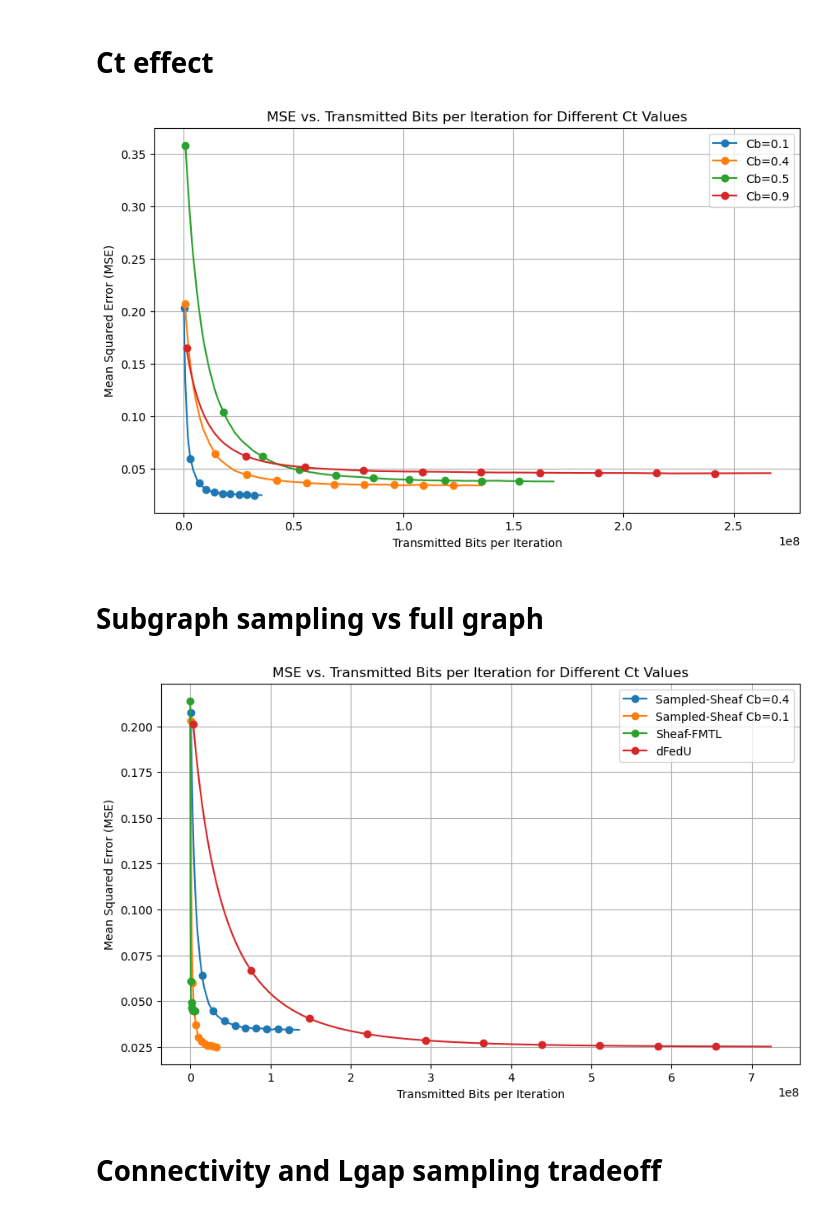
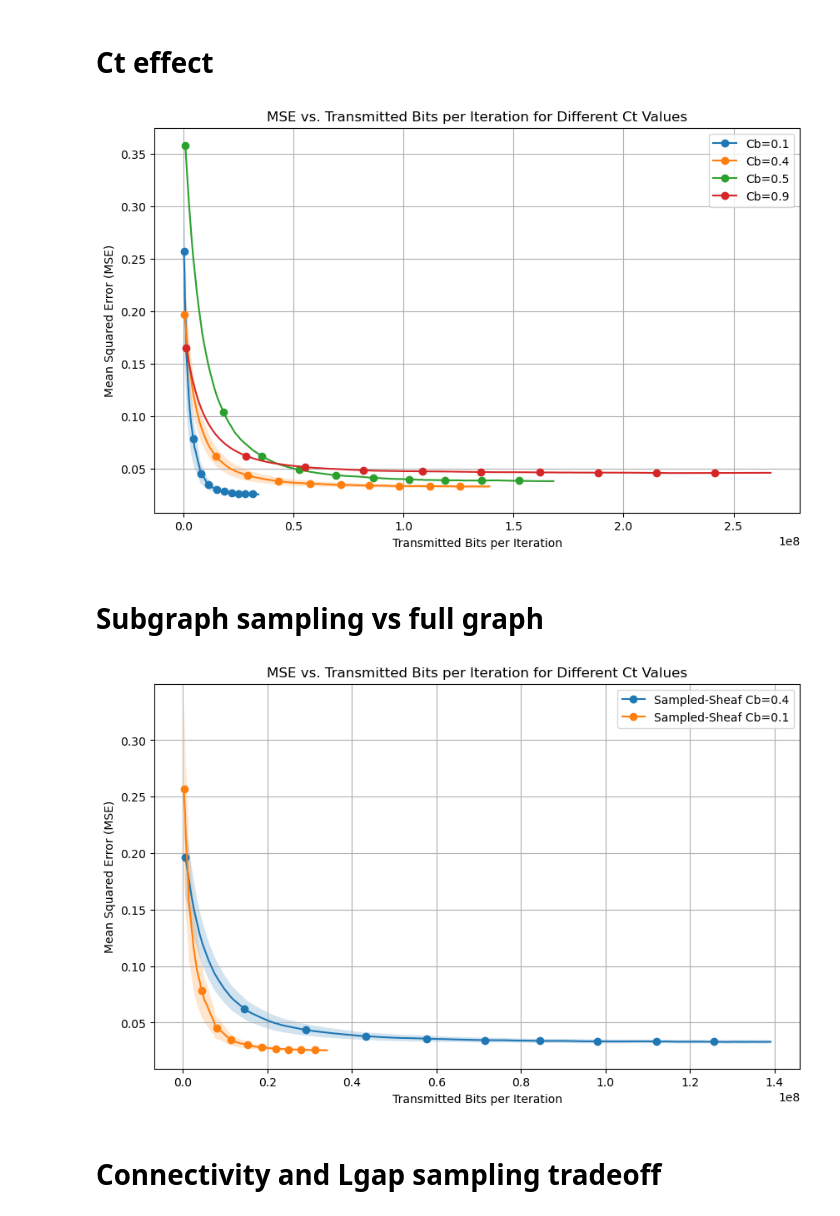
Before and after one commit to abdulmomen-ghalkha/WirelessSheaves, a Jupyter notebook: plots.ipynb, the cells around one changed output. Drawn from its saved outputs; the diff is of its cells as text; code cells hidden in the pictures.

Commit message:
Fix a bug with the old code, Add a new graph optimization technique

```diff
--- a/plots.ipynb
+++ b/plots.ipynb
@@ -153,7 +153,7 @@ for label, file_pattern in file_patterns.items():
 
     # Plot mean with standard deviation
     plt.plot(transmitted_bits, mse_mean, label=label, marker='o', linestyle='-', markevery=20)
-    plt.fill_between(transmitted_bits, mse_mean - 5 * mse_std, mse_mean + 5 * mse_std, alpha=0.2)
+    plt.fill_between(transmitted_bits, mse_mean - mse_std, mse_mean + mse_std, alpha=0.2)
 
 # Label the plot
 plt.xlabel("Transmitted Bits per Iteration")
@@ -165,39 +165,39 @@ plt.grid(True)
 plt.savefig("MSE_vs_Transmitted_Bits_Cb.pdf", format="pdf")
 plt.show()
 # %% [output]
-[figure, old version]
+[figure, new version]
 # %% [markdown]
 # Subgraph sampling vs full graph
 # %%
 mse_stdct01# Define file patterns for different Ct values
 file_patterns = {
     "Sampled-Sheaf Cb=0.4": "./results/school_Sheaf-FMTL-subgraph_0.001_0.005_0.05_5_0.02_factor_0.4_200_beta_0.01_Ct_0.4_time_*.h5",
     "Sampled-Sheaf Cb=0.1": "./results/school_Sheaf-FMTL-subgraph_0.001_0.005_0.05_5_0.02_factor_0.4_200_beta_0.01_Ct_0.1_time_*.h5",
-    "Sheaf-FMTL": "./results/school_Sheaf-FMTL_0.001_0.005_0.05_5_0.02_factor_0.4_200_beta_0.001_Ct_0.4_time_*.h5",
-    "dFedU": "./results/school_dFedU_0.001_0.005_0.001_5_0.001_factor_0.3_200_beta_0.01_Ct_1.0_time_*.h5"
+    #"Sheaf-FMTL": "./results/school_Sheaf-FMTL_0.001_0.005_0.05_5_0.02_factor_0.4_200_beta_0.001_Ct_0.4_time_*.h5",
+    #"dFedU": "./results/school_dFedU_0.001_0.005_0.001_5_0.001_factor_0.3_200_beta_0.01_Ct_1.0_time_*.h5"
 }
 
 # Plotting
 plt.figure(figsize=(10, 6))
 
 for label, file_pattern in file_patterns.items():
     # Retrieve transmitted bits, mean MSE, and std MSE for the current pattern
     transmitted_bits, mse_mean, mse_std = get_mse_mean_std(file_pattern)
 
     # Plot mean with standard deviation
     plt.plot(transmitted_bits, mse_mean, label=label, marker='o', linestyle='-', markevery=20)
     plt.fill_between(transmitted_bits, mse_mean - mse_std, mse_mean + mse_std, alpha=0.2)
 
 # Label the plot
 plt.xlabel("Transmitted Bits per Iteration")
 plt.ylabel("Mean Squared Error (MSE)")
 plt.title("MSE vs. Transmitted Bits per Iteration for Different Ct Values")
 plt.legend()
 plt.grid(True)
 plt.savefig("MSE_vs_Transmitted_Bits_baselines.pdf", format="pdf")
 plt.show()
 # %% [output]
-[figure, old version]
+[figure, new version]
 # %% [markdown]
 # Connectivity and Lgap sampling tradeoff
 # %%
```
Also changed, not shown: parts of 3 cells of this notebook, 6 other files.
